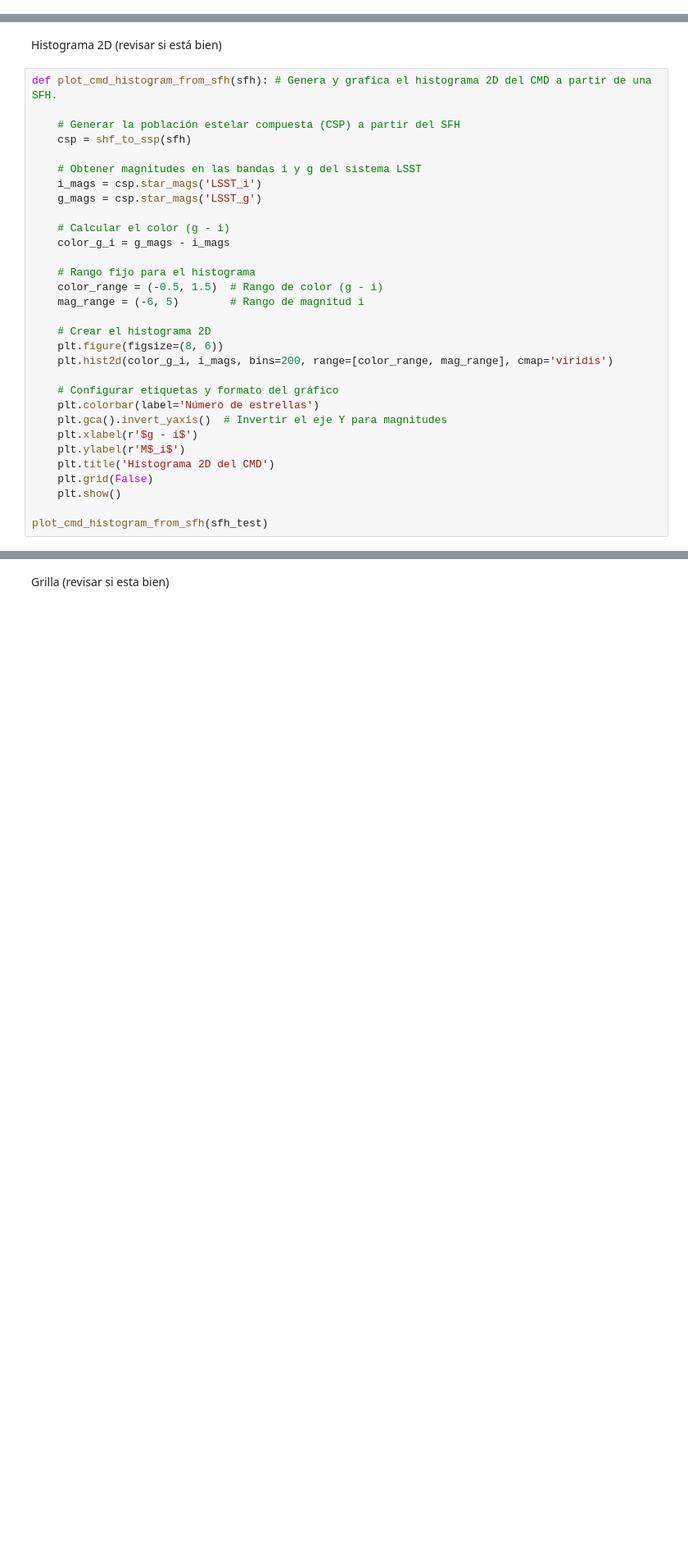
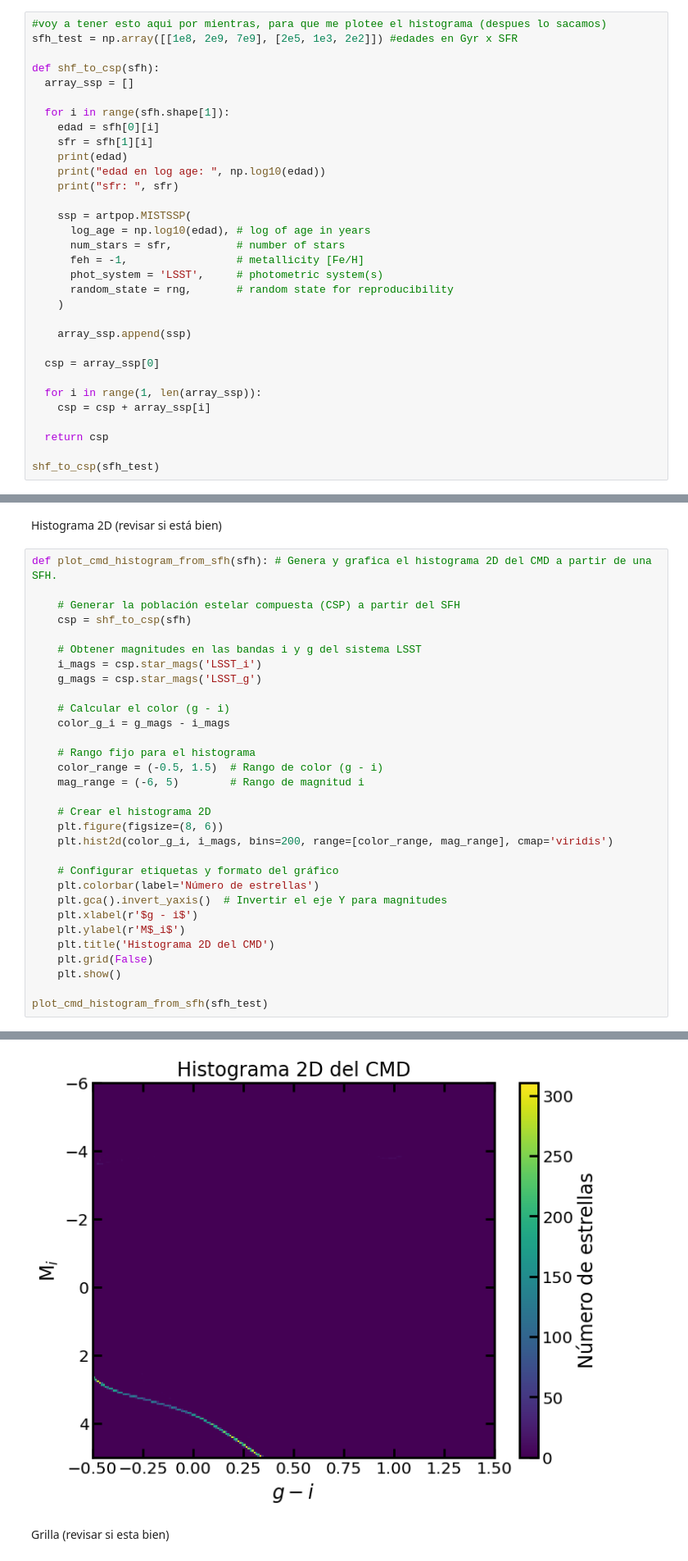
Before and after one commit to sebamonteirov/SFH_dwarf_galaxies, a Jupyter notebook: ProyectoModulo.ipynb, the cells around one changed output, grey strips where cells are left out. Shown at 82% size. Cells and saved outputs as stored; diff of their text form; blank space fills up the shorter version.

```diff
--- a/ProyectoModulo.ipynb
+++ b/ProyectoModulo.ipynb
@@ -72,0 +77,32 @@ def shf_to_csp(r, t):
+# %%
+#voy a tener esto aqui por mientras, para que me plotee el histograma (despues lo sacamos)
+sfh_test = np.array([[1e8, 2e9, 7e9], [2e5, 1e3, 2e2]]) #edades en Gyr x SFR
+
+def shf_to_csp(sfh):
+  array_ssp = []
+
+  for i in range(sfh.shape[1]):
+    edad = sfh[0][i]
+    sfr = sfh[1][i]
+    print(edad)
+    print("edad en log age: ", np.log10(edad))
+    print("sfr: ", sfr)
+
+    ssp = artpop.MISTSSP(
+      log_age = np.log10(edad), # log of age in years
+      num_stars = sfr,          # number of stars
+      feh = -1,                 # metallicity [Fe/H]
+      phot_system = 'LSST',     # photometric system(s)
+      random_state = rng,       # random state for reproducibility
+    )
+
+    array_ssp.append(ssp)
+
+  csp = array_ssp[0]
+
+  for i in range(1, len(array_ssp)):
+    csp = csp + array_ssp[i]
+
+  return csp
+
+shf_to_csp(sfh_test)
@@ -204,7 +265,7 @@ Histograma 2D (revisar si está bien)
 def plot_cmd_histogram_from_sfh(sfh): # Genera y grafica el histograma 2D del CMD a partir de una SFH.
 
     # Generar la población estelar compuesta (CSP) a partir del SFH
-    csp = shf_to_ssp(sfh)
+    csp = shf_to_csp(sfh)
 
     # Obtener magnitudes en las bandas i y g del sistema LSST
     i_mags = csp.star_mags('LSST_i')
@@ -231,3 +292,4 @@ def plot_cmd_histogram_from_sfh(sfh): # Genera y grafica el histograma 2D del CM
     plt.show()
 
 plot_cmd_histogram_from_sfh(sfh_test)
+# %% [output]
@@ -234,3 +305,4 @@ plot_cmd_histogram_from_sfh(sfh_test)
+[figure, added]
 # %% [markdown]
 Grilla (revisar si esta bien)
 # %%
```
Also changed, not shown: parts of 12 cells of this notebook.
